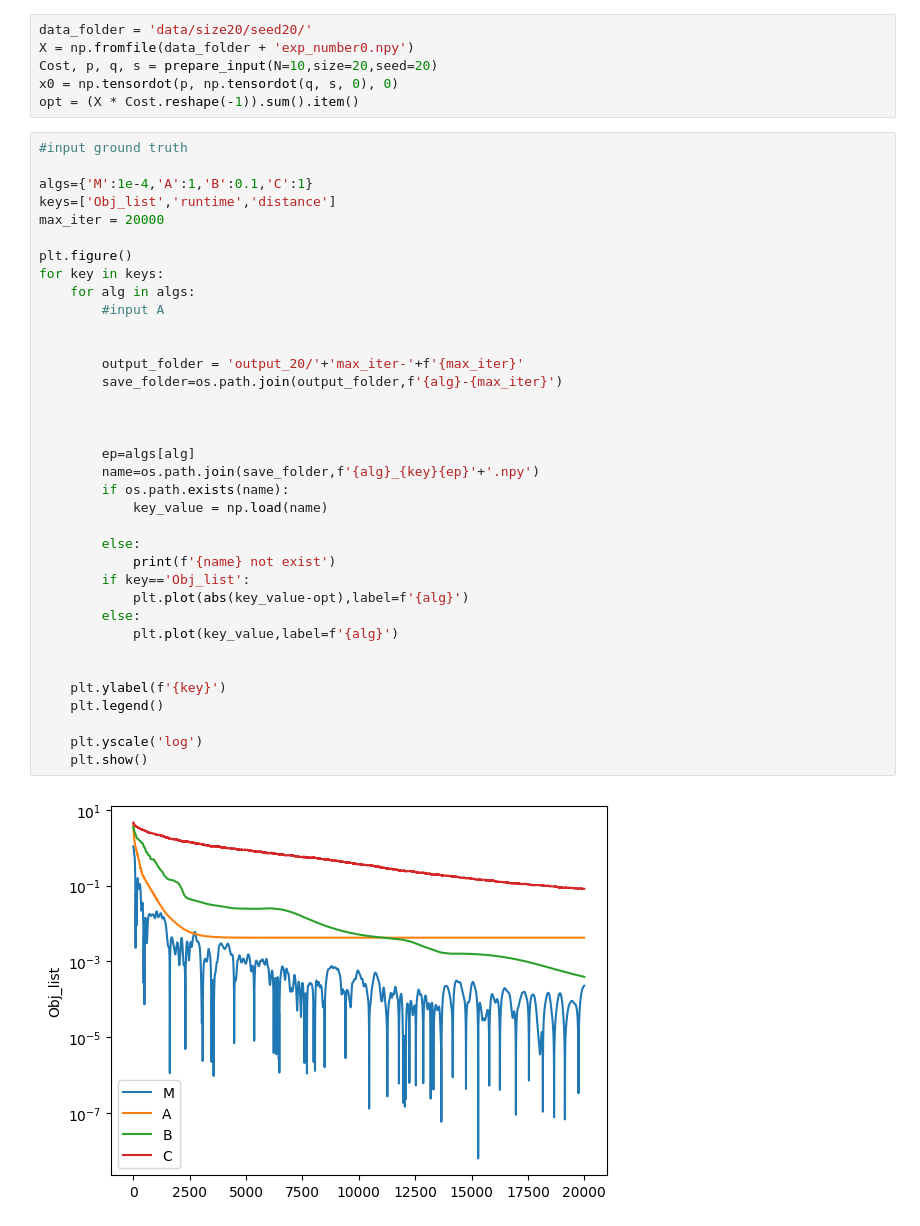
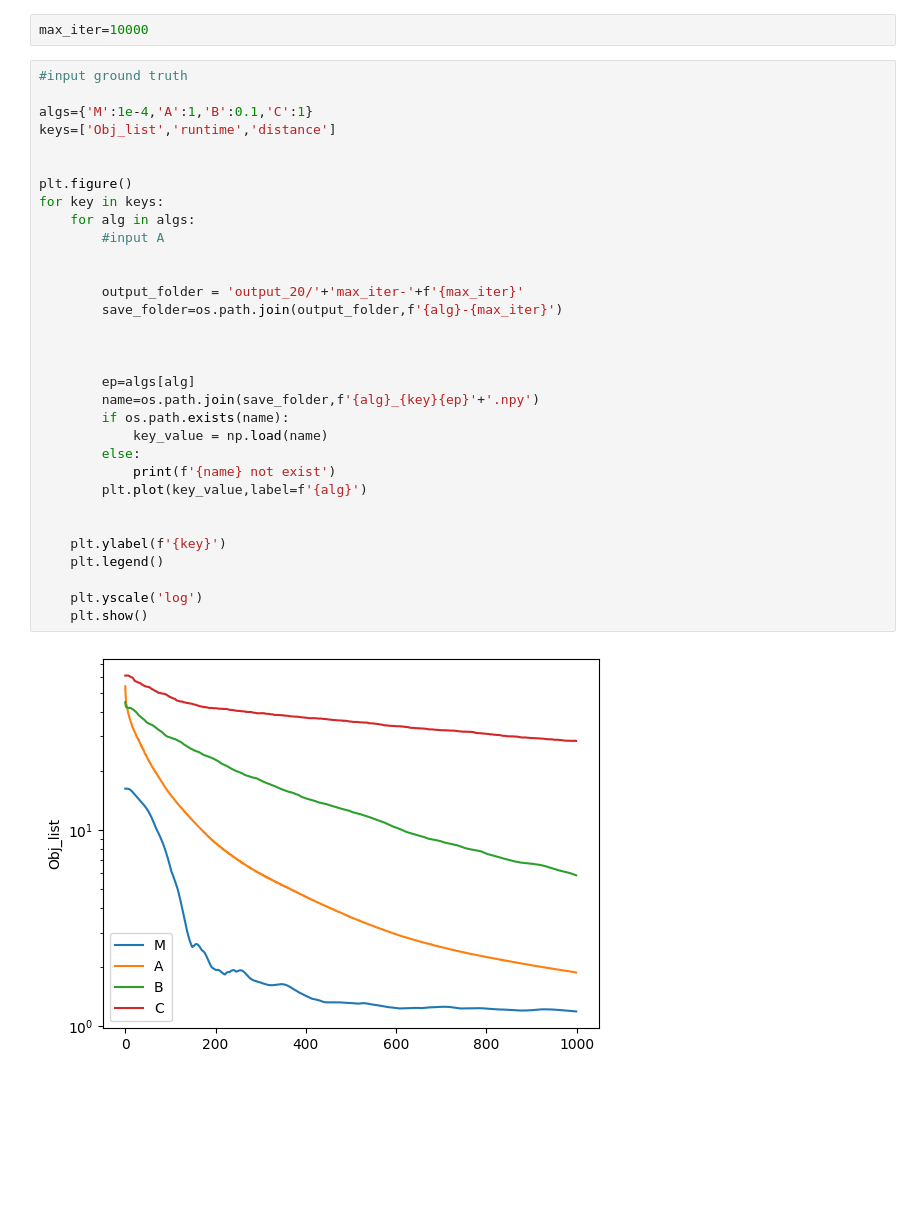
Before and after one commit to HaiVuBui/MDROT, a Jupyter notebook: view_result_20.ipynb, the cells around one changed output. Saved outputs shown, nothing was run; the diff lists cells and outputs as text; blank space fills up the shorter version.

```diff
--- a/view_result_20.ipynb
+++ b/view_result_20.ipynb
@@ -6,44 +6,36 @@ from prepare_data import prepare_input
-# %%
-data_folder = 'data/size20/seed20/'
-X = np.fromfile(data_folder + 'exp_number0.npy')
-Cost, p, q, s = prepare_input(N=10,size=20,seed=20)
-x0 = np.tensordot(p, np.tensordot(q, s, 0), 0)
-opt = (X * Cost.reshape(-1)).sum().item()
+# %%
+max_iter=10000
 # %%
 #input ground truth
 
 algs={'M':1e-4,'A':1,'B':0.1,'C':1}
 keys=['Obj_list','runtime','distance']
-max_iter = 20000
+
 
 plt.figure()
 for key in keys:
     for alg in algs:
         #input A
 
 
         output_folder = 'output_20/'+'max_iter-'+f'{max_iter}'
         save_folder=os.path.join(output_folder,f'{alg}-{max_iter}')
 
 
 
         ep=algs[alg]
         name=os.path.join(save_folder,f'{alg}_{key}{ep}'+'.npy')
         if os.path.exists(name):
             key_value = np.load(name)
-
         else:
             print(f'{name} not exist')
-        if key=='Obj_list':
-            plt.plot(abs(key_value-opt),label=f'{alg}')
-        else:
-            plt.plot(key_value,label=f'{alg}')
+        plt.plot(key_value,label=f'{alg}')
 
 
     plt.ylabel(f'{key}')
     plt.legend()
 
     plt.yscale('log')
     plt.show()
 # %% [output]
-[figure, old version]
+[figure, new version]
```
Also changed, not shown: parts of 5 cells of this notebook.
